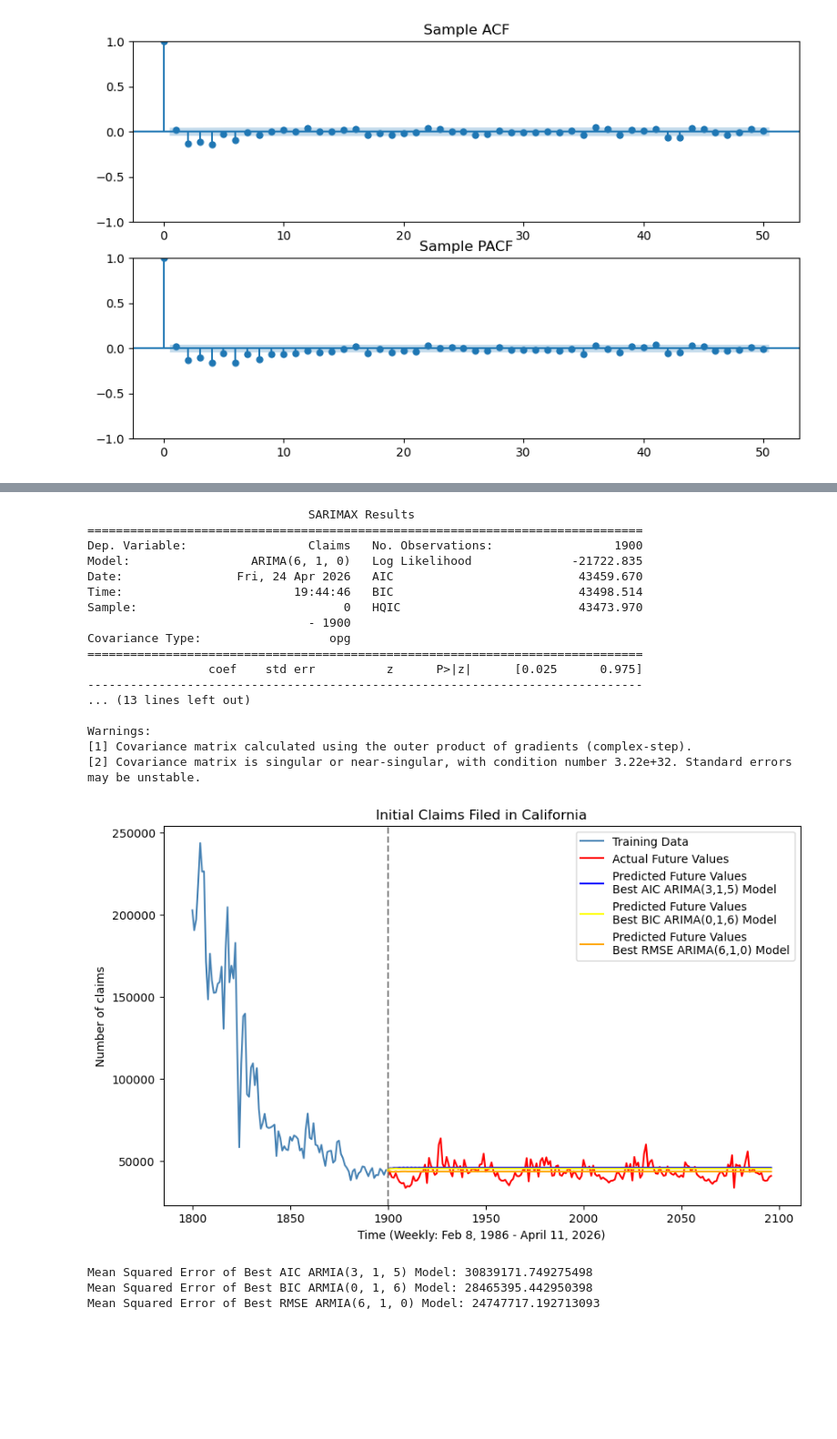
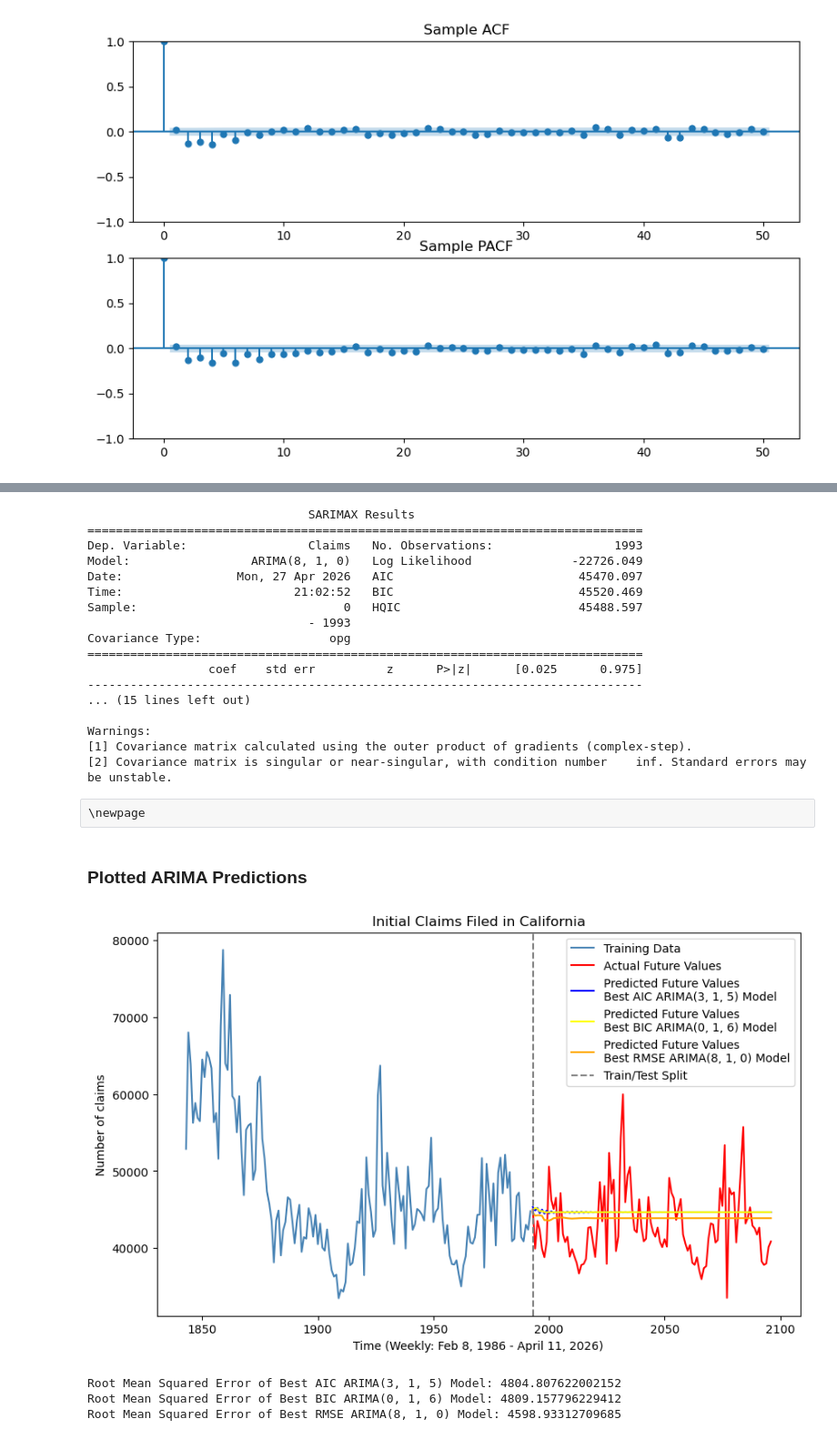
Before and after one commit to jeffreyhding/Econ148Project03, a Jupyter notebook: Econ148Proj03.ipynb, the cells around one changed output, grey strips where cells are left out. Shown at 91% size. Cells and saved outputs as stored; diff of their text form; code cells hidden in the pictures; blank space fills up the shorter version.

```diff
--- a/Econ148Proj03.ipynb
+++ b/Econ148Proj03.ipynb
@@ -150,7 +187,7 @@ results_df = pd.DataFrame(results)
 # %%
-best_aic = results_df.loc[results_df["AIC"].idxmin()]
-best_bic = results_df.loc[results_df["BIC"].idxmin()]
-best_rmse = results_df.loc[results_df["RMSE"].idxmin()]
+best_aic = results_arima_df.loc[results_arima_df["AIC"].idxmin()]
+best_bic = results_arima_df.loc[results_arima_df["BIC"].idxmin()]
+best_rmse = results_arima_df.loc[results_arima_df["RMSE"].idxmin()]
 
 print(
     f"Best model by AIC: ARIMA({int(best_aic['p'])}, "
@@ -180,5 +217,5 @@ Best model by RMSE: ARIMA(6, 1, 0), AIC: 43459.670,  BIC: 43498.514,  RMSE: 4974
 # %%
-best_aic_model = ARIMA(ytrain_CA, order=(best_aic['p'], best_aic['d'], best_aic['q'])).fit()
+best_aic_model = ARIMA(ytrain_CA, order=(int(best_aic['p']), int(best_aic['d']), int(best_aic['q']))).fit()
 print(best_aic_model.summary())
 # %% [output]
                                SARIMAX Results
@@ -201,5 +238,5 @@ Warnings:
 # %%
-best_bic_model = ARIMA(ytrain_CA, order=(best_bic['p'], best_bic['d'], best_bic['q'])).fit()
+best_bic_model = ARIMA(ytrain_CA, order=(int(best_bic['p']), int(best_bic['d']), int(best_bic['q']))).fit()
 print(best_bic_model.summary())
 # %% [output]
                                SARIMAX Results
@@ -222,56 +259,64 @@ Warnings:
 # %%
-best_rmse_model = ARIMA(ytrain_CA, order=(best_rmse['p'], best_rmse['d'], best_rmse['q'])).fit()
+best_rmse_model = ARIMA(ytrain_CA, order=(int(best_rmse['p']), int(best_rmse['d']), int(best_rmse['q']))).fit()
 print(best_rmse_model.summary())
 # %% [output]
                                SARIMAX Results
 ==============================================================================
-Dep. Variable:                 Claims   No. Observations:                 1900
-Model:                 ARIMA(6, 1, 0)   Log Likelihood              -21722.835
-Date:                Fri, 24 Apr 2026   AIC                          43459.670
-Time:                        19:44:46   BIC                          43498.514
-Sample:                             0   HQIC                         43473.970
-                               - 1900
+Dep. Variable:                 Claims   No. Observations:                 1993
+Model:                 ARIMA(8, 1, 0)   Log Likelihood              -22726.049
+Date:                Mon, 27 Apr 2026   AIC                          45470.097
+Time:                        21:02:52   BIC                          45520.469
+Sample:                             0   HQIC                         45488.597
+                               - 1993
 Covariance Type:                  opg
 ==============================================================================
                  coef    std err          z      P>|z|      [0.025      0.975]
 ------------------------------------------------------------------------------
-... (13 lines left out)
+... (15 lines left out)
 
 Warnings:
 [1] Covariance matrix calculated using the outer product of gradients (complex-step).
-[2] Covariance matrix is singular or near-singular, with condition number 3.22e+32. Standard errors may be unstable.
+[2] Covariance matrix is singular or near-singular, with condition number    inf. Standard errors may be unstable.
+# %% [raw]
+\newpage
+# %% [markdown]
+### **Plotted ARIMA Predictions**
 # %%
-best_aic_fcast = best_aic_model.get_prediction(start=1900, end=len(y_CA)-1)
+best_aic_fcast = best_aic_model.get_prediction(start=train_end, end=len(y_CA)-1)
 best_aic_yhat = best_aic_fcast.predicted_mean
-best_aic_mse = np.mean((ytest_CA - best_aic_yhat) ** 2)
+best_aic_rmse = np.sqrt(mean_squared_error(ytest_CA, best_aic_yhat))
 
-best_bic_fcast = best_bic_model.get_prediction(start=1900, end=len(y_CA)-1)
+best_bic_fcast = best_bic_model.get_prediction(start=train_end, end=len(y_CA)-1)
 best_bic_yhat = best_bic_fcast.predicted_mean
-best_bic_mse = np.mean((ytest_CA - best_bic_yhat) ** 2)
+best_bic_rmse = np.sqrt(mean_squared_error(ytest_CA, best_bic_yhat))
 
-best_rmse_fcast = best_rmse_model.get_prediction(start=1900, end=len(y_CA)-1)
+best_rmse_fcast = best_rmse_model.get_prediction(start=train_end, end=len(y_CA)-1)
 best_rmse_yhat = best_rmse_fcast.predicted_mean
-best_rmse_mse = np.mean((ytest_CA - best_rmse_yhat) ** 2)
+best_rmse_rmse = np.sqrt(mean_squared_error(ytest_CA, best_rmse_yhat))
 
 
 plt.figure(figsize=(10,6))
-plt.plot(ttrain[1800:], ytrain_CA[1800:], color="steelblue", label="Training Data")
+plt.plot(ttrain[(train_end - 150):], ytrain_CA[(train_end - 150):], color="steelblue", label="Training Data")
 plt.plot(ttest, ytest_CA, color="red", label="Actual Future Values")
-plt.plot(ttest, best_aic_yhat, color="blue", label="Predicted Future Values\nBest AIC ARIMA(3,1,5) Model")
-plt.plot(ttest, best_bic_yhat, color="yellow", label="Predicted Future Values\nBest BIC ARIMA(0,1,6) Model")
-plt.plot(ttest, best_rmse_yhat, color="orange", label="Predicted Future Values\nBest RMSE ARIMA(6,1,0) Model")
 
-plt.axvline(x=1900, color="grey", linestyle="--")
+plt.plot(ttest, best_aic_yhat, color="blue",
+         label=f"Predicted Future Values\nBest AIC ARIMA({best_aic['p']:.0f}, {best_aic['d']:.0f}, {best_aic['q']:.0f}) Model")
+plt.plot(ttest, best_bic_yhat, color="yellow",
+         label=f"Predicted Future Values\nBest BIC ARIMA({best_bic['p']:.0f}, {best_bic['d']:.0f}, {best_bic['q']:.0f}) Model")
+plt.plot(ttest, best_rmse_yhat, color="orange",
+         label=f"Predicted Future Values\nBest RMSE ARIMA({best_rmse['p']:.0f}, {best_rmse['d']:.0f}, {best_rmse['q']:.0f}) Model")
+
+plt.axvline(x=train_end, color="grey", linestyle="--", label="Train/Test Split")
 plt.xlabel("Time (Weekly: Feb 8, 1986 - April 11, 2026)")
 plt.ylabel("Number of claims")
 plt.title("Initial Claims Filed in California")
 plt.legend(); plt.show();
 
-print(f"Mean Squared Error of Best AIC ARMIA(3, 1, 5) Model: {best_aic_mse}")
-print(f"Mean Squared Error of Best BIC ARMIA(0, 1, 6) Model: {best_bic_mse}")
-print(f"Mean Squared Error of Best RMSE ARMIA(6, 1, 0) Model: {best_rmse_mse}")
+print(f"Root Mean Squared Error of Best AIC ARIMA({best_aic['p']:.0f}, {best_aic['d']:.0f}, {best_aic['q']:.0f}) Model: {best_aic_rmse}")
+print(f"Root Mean Squared Error of Best BIC ARIMA({best_bic['p']:.0f}, {best_bic['d']:.0f}, {best_bic['q']:.0f}) Model: {best_bic_rmse}")
+print(f"Root Mean Squared Error of Best RMSE ARIMA({best_rmse['p']:.0f}, {best_rmse['d']:.0f}, {best_rmse['q']:.0f}) Model: {best_rmse_rmse}")
 # %% [output]
-[figure, old version]
+[figure, new version]
-Mean Squared Error of Best AIC ARMIA(3, 1, 5) Model: 30839171.749275498
-Mean Squared Error of Best BIC ARMIA(0, 1, 6) Model: 28465395.442950398
-Mean Squared Error of Best RMSE ARMIA(6, 1, 0) Model: 24747717.192713093
+Root Mean Squared Error of Best AIC ARIMA(3, 1, 5) Model: 4804.807622002152
+Root Mean Squared Error of Best BIC ARIMA(0, 1, 6) Model: 4809.157796229412
+Root Mean Squared Error of Best RMSE ARIMA(8, 1, 0) Model: 4598.93312709685
```
Also changed, not shown: parts of 62 cells of this notebook, 1 other file.
